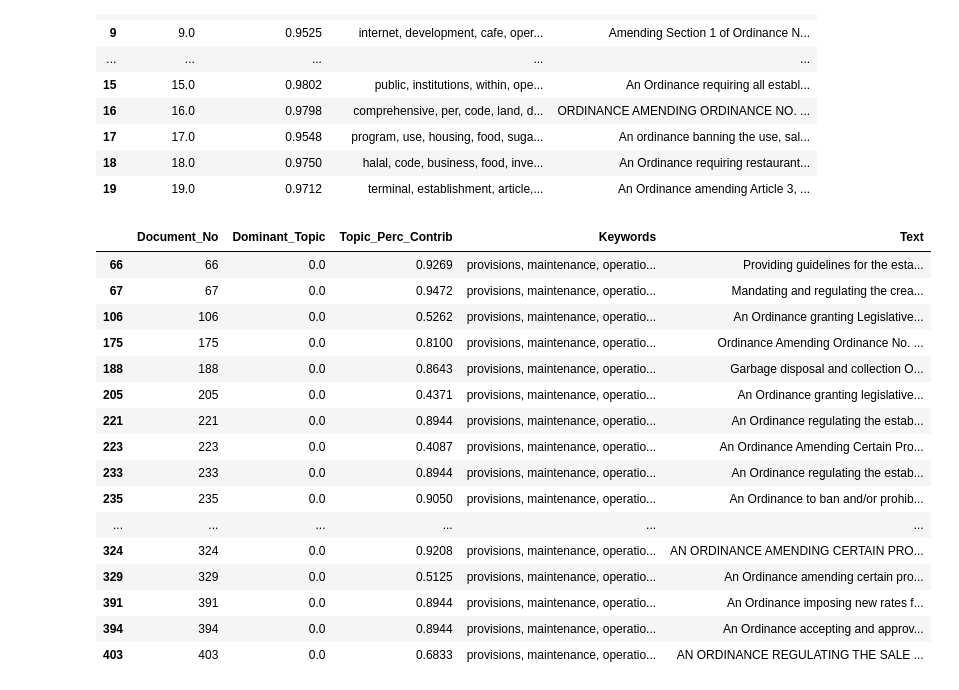
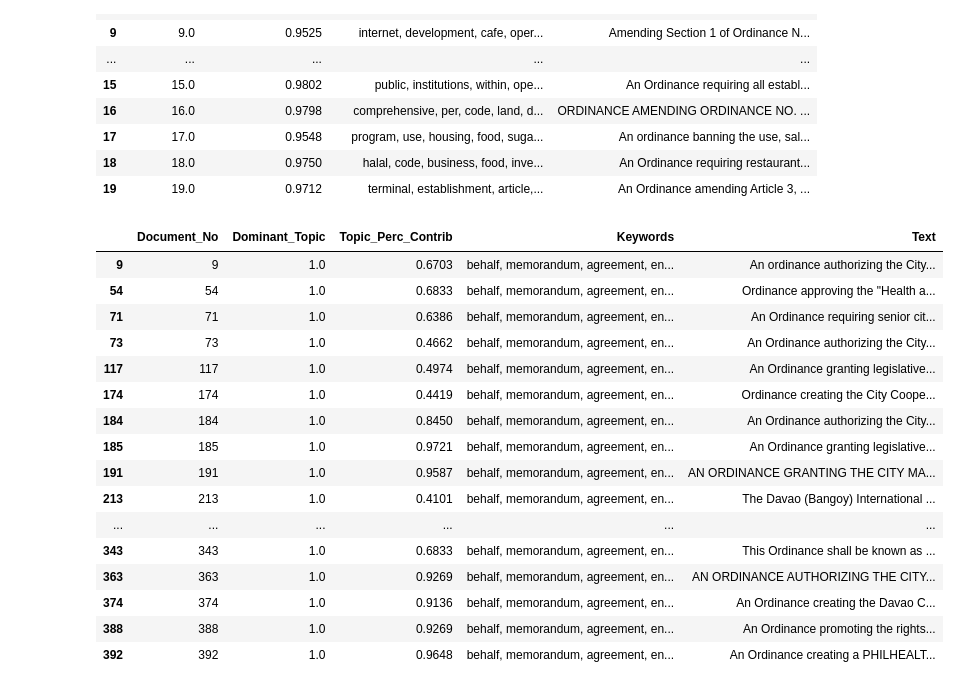
Before and after one commit to crorsavir54/ordinance-LDAmodel, a Jupyter notebook: davao_lda.ipynb, the cells around one changed output. Cells and saved outputs as stored; diff of their text form; code cells hidden in the pictures.

```diff
--- a/davao_lda.ipynb
+++ b/davao_lda.ipynb
@@ -33,7 +33,7 @@ from pprint import pprint
 from nltk.corpus import stopwords
 stop_words = stopwords.words('english')
 # stop_words.extend(['davao','city','government','ordinance','series'])
-stop_words.extend(['davao', 'city', 'government','ordinance','barangay', 'known','otherwise','thereof','therefor','purposes','mayor','amended', 'series','enter','sign'])
+# stop_words.extend(['davao', 'city', 'government','ordinance','barangay', 'known','otherwise','thereof','therefor','purposes','mayor','amended', 'series','enter','sign'])
 # stop_words.extend(['thereof','shall','barangay','ordinance','known','otherwise','city','davao','government','memorandum','code','sign','mayor','behalf','series','purposes','comprehensive','agreement','enter','section','entered','amended'])
 # stop_words.extend(['ordinance','government','series','amending','otherwise','known','davao','city','government','sign','purposes','behalf','authorizing','providing',
 # 'section','granting','providing','use','sign','code','thereof','agreement','enter','use','act','ii','xi','article','memorandum','barangay','mayor'])
@@ -348,27 +348,27 @@ sent_topics_sorteddf.head(55)
 # %%
 # df_sorted_by_topic = df_dominant_topic.sort_values(by=['Dominant_Topic'])
 # documents with topic 7.0 as dominant topic
-df_sorted_by_topic = df_dominant_topic.loc[df_dominant_topic['Dominant_Topic'] == 0.0]
+df_sorted_by_topic = df_dominant_topic.loc[df_dominant_topic['Dominant_Topic'] == 1.0]
 
 df_sorted_by_topic
 # %% [output]
 |  | Document_No | Dominant_Topic | Topic_Perc_Contrib | Keywords | Text |
-| 66 | 66 | 0.0 | 0.9269 | provisions, maintenance, operatio... | Providing guidelines for the esta... |
-| 67 | 67 | 0.0 | 0.9472 | provisions, maintenance, operatio... | Mandating and regulating the crea... |
-| 106 | 106 | 0.0 | 0.5262 | provisions, maintenance, operatio... | An Ordinance granting Legislative... |
-| 175 | 175 | 0.0 | 0.8100 | provisions, maintenance, operatio... | Ordinance Amending Ordinance No. ... |
-| 188 | 188 | 0.0 | 0.8643 | provisions, maintenance, operatio... | Garbage disposal and collection O... |
-| 205 | 205 | 0.0 | 0.4371 | provisions, maintenance, operatio... | An Ordinance granting legislative... |
-| 221 | 221 | 0.0 | 0.8944 | provisions, maintenance, operatio... | An Ordinance regulating the estab... |
-| 223 | 223 | 0.0 | 0.4087 | provisions, maintenance, operatio... | An Ordinance Amending Certain Pro... |
-| 233 | 233 | 0.0 | 0.8944 | provisions, maintenance, operatio... | An Ordinance regulating the estab... |
-| 235 | 235 | 0.0 | 0.9050 | provisions, maintenance, operatio... | An Ordinance to ban and/or prohib... |
+| 9 | 9 | 1.0 | 0.6703 | behalf, memorandum, agreement, en... | An ordinance authorizing the City... |
+| 54 | 54 | 1.0 | 0.6833 | behalf, memorandum, agreement, en... | Ordinance approving the "Health a... |
+| 71 | 71 | 1.0 | 0.6386 | behalf, memorandum, agreement, en... | An Ordinance requiring senior cit... |
+| 73 | 73 | 1.0 | 0.4662 | behalf, memorandum, agreement, en... | An Ordinance authorizing the City... |
+| 117 | 117 | 1.0 | 0.4974 | behalf, memorandum, agreement, en... | An Ordinance granting legislative... |
+| 174 | 174 | 1.0 | 0.4419 | behalf, memorandum, agreement, en... | Ordinance creating the City Coope... |
+| 184 | 184 | 1.0 | 0.8450 | behalf, memorandum, agreement, en... | An Ordinance authorizing the City... |
+| 185 | 185 | 1.0 | 0.9721 | behalf, memorandum, agreement, en... | An Ordinance granting legislative... |
+| 191 | 191 | 1.0 | 0.9587 | behalf, memorandum, agreement, en... | AN ORDINANCE GRANTING THE CITY MA... |
+| 213 | 213 | 1.0 | 0.4101 | behalf, memorandum, agreement, en... | The Davao (Bangoy) International ... |
 | ... | ... | ... | ... | ... | ... |
-| 324 | 324 | 0.0 | 0.9208 | provisions, maintenance, operatio... | AN ORDINANCE AMENDING CERTAIN PRO... |
-| 329 | 329 | 0.0 | 0.5125 | provisions, maintenance, operatio... | An Ordinance amending certain pro... |
-| 391 | 391 | 0.0 | 0.8944 | provisions, maintenance, operatio... | An Ordinance imposing new rates f... |
-| 394 | 394 | 0.0 | 0.8944 | provisions, maintenance, operatio... | An Ordinance accepting and approv... |
-| 403 | 403 | 0.0 | 0.6833 | provisions, maintenance, operatio... | AN ORDINANCE REGULATING THE SALE ... |
+| 343 | 343 | 1.0 | 0.6833 | behalf, memorandum, agreement, en... | This Ordinance shall be known as ... |
+| 363 | 363 | 1.0 | 0.9269 | behalf, memorandum, agreement, en... | AN ORDINANCE AUTHORIZING THE CITY... |
+| 374 | 374 | 1.0 | 0.9136 | behalf, memorandum, agreement, en... | An Ordinance creating the Davao C... |
+| 388 | 388 | 1.0 | 0.9269 | behalf, memorandum, agreement, en... | An Ordinance promoting the rights... |
+| 392 | 392 | 1.0 | 0.9648 | behalf, memorandum, agreement, en... | An Ordinance creating a PHILHEALT... |
 # %%
 vis = pyLDAvis.gensim_models.prepare(optimal_model, corpus, id2word)
 pyLDAvis.display(vis)
```
Also changed, not shown: parts of 1 cell of this notebook.
